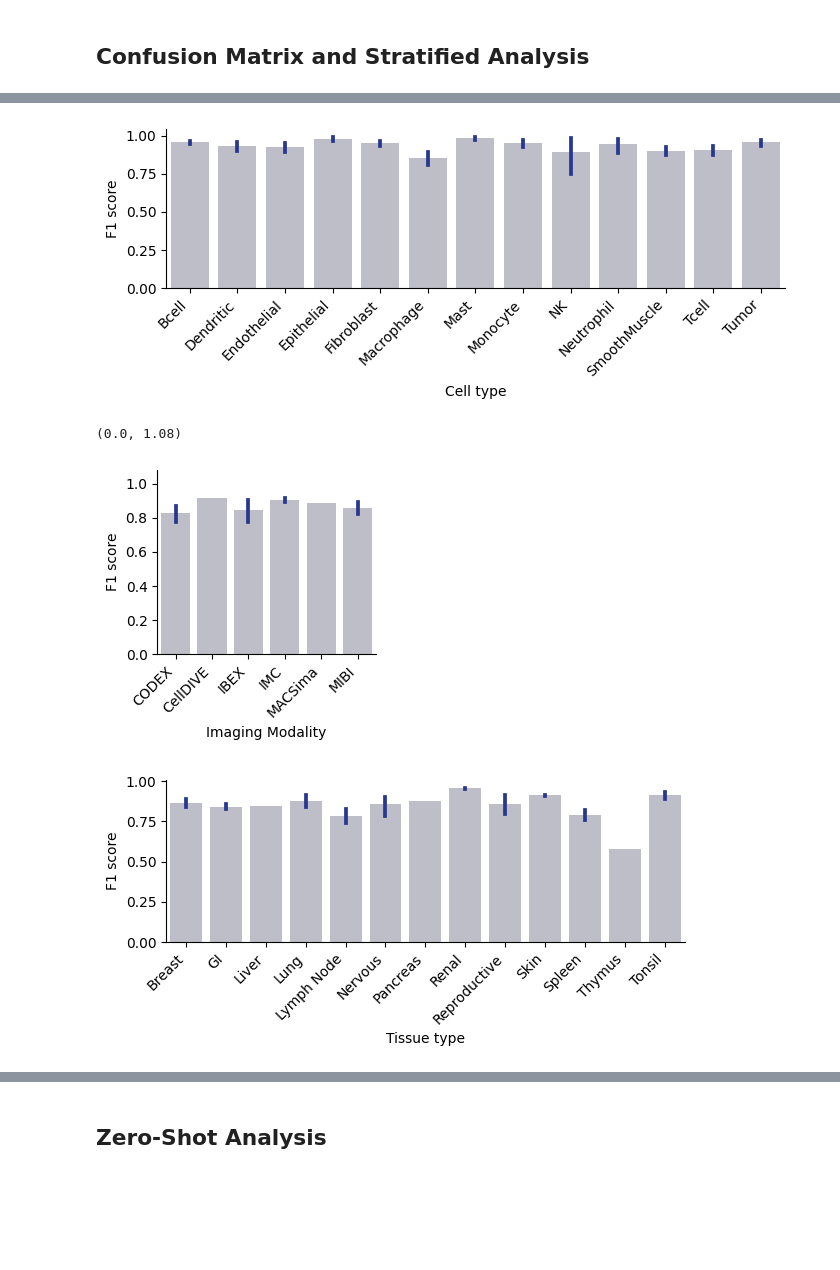
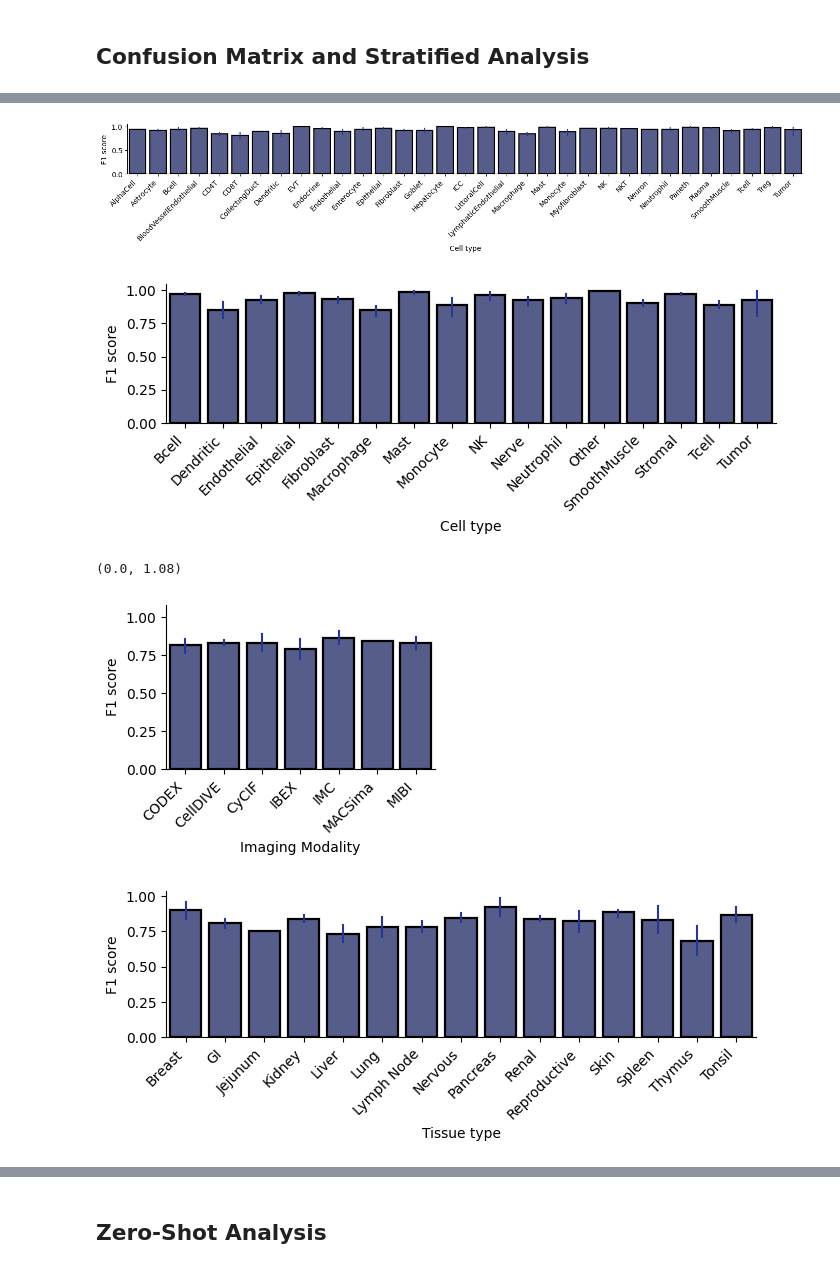
Before and after one commit to vanvalenlab/DeepCellTypes-2024_Wang_et_al, a Jupyter notebook: notebooks/results.ipynb, the cells around one changed output, grey strips where cells are left out. Saved outputs shown, nothing was run; the diff lists cells and outputs as text; code cells hidden in the pictures; blank space fills up the shorter version.

```diff
--- a/notebooks/results.ipynb
+++ b/notebooks/results.ipynb
@@ -73,32 +41,60 @@ plot_conf(cm)
-# %%
-df_pred['cell_type_actual_combined_str'] = df_pred['cell_type_actual_str'].map(class_mapping_to_combined)
-df_pred['cell_type_pred_combined_str'] = df_pred['cell_type_pred_str'].map(class_mapping_to_combined)
+# %%
+df_pred['groundtruth_combined'] = df_pred['groundtruth'].map(class_mapping_to_combined)
+df_pred['prediction_combined'] = df_pred['prediction'].map(class_mapping_to_combined)
+# %%
+# calculate f1 score for each celltype
+celltype_f1_scores = defaultdict(list)
+for celltype_name, subdf in df_pred.groupby("groundtruth"):
+    for ds_name, ds_subdf in subdf.groupby("dataset_name"):
+        if len(ds_subdf) < 100: # drop the data points with less than 100 examples
+            continue
+        ds_subdf = ds_subdf.dropna()
+        f1 = f1_score(
+            ds_subdf['groundtruth'],
+            ds_subdf['prediction'],
+            average="weighted",
+            zero_division=np.nan,
+            )
+
+        celltype_f1_scores[celltype_name].append(f1)
+# %%
+fig, ax = plt.subplots(figsize=(14, 2.8))
+df_celltype_f1 = pd.DataFrame.from_dict(celltype_f1_scores, orient='index').transpose()
+sns.barplot(data=df_celltype_f1, ax=ax, color='#4d5794', errcolor='#283890', edgecolor='black', linewidth=1.6, errwidth=1.5)
+plt.setp(ax.get_xticklabels(), ha="right", rotation=45)
+plt.tight_layout()
+plt.xlabel('Cell type')
+plt.ylabel('F1 score')
+ax.spines[['right', 'top']].set_visible(False)
+plt.tight_layout()
+# %% [output]
+[figure, added]
 # %%
 # calculate f1 score for each combined celltype
 celltype_f1_scores_combined = defaultdict(list)
-for celltype_name, subdf in df_pred.groupby("cell_type_actual_combined_str"):
+for celltype_name, subdf in df_pred.groupby("groundtruth_combined"):
     for ds_name, ds_subdf in subdf.groupby("dataset_name"):
-        if len(ds_subdf.cell_type_actual_str) < 50: # drop the data points with less than 50 examples
+        if len(ds_subdf) < 100: # drop the data points with less than 100 examples
             continue
         ds_subdf = ds_subdf.dropna()
         f1 = f1_score(
-            ds_subdf.cell_type_actual_combined_str,
-            ds_subdf.cell_type_pred_combined_str,
+            ds_subdf['groundtruth_combined'],
+            ds_subdf['prediction_combined'],
             average="weighted",
             zero_division=np.nan,
             )
 
         celltype_f1_scores_combined[celltype_name].append(f1)
 # %%
-fig, ax = plt.subplots(figsize=(7, 3))
+fig, ax = plt.subplots(figsize=(7, 2.8))
 df_celltype_f1_combined = pd.DataFrame.from_dict(celltype_f1_scores_combined, orient='index').transpose()
-sns.barplot(data=df_celltype_f1_combined, ax=ax, color='#bbbdc9', errcolor='#283890')
+sns.barplot(data=df_celltype_f1_combined, ax=ax, color='#4d5794', errcolor='#283890', edgecolor='black', linewidth=1.6, errwidth=1.5)
 plt.setp(ax.get_xticklabels(), ha="right", rotation=45)
 plt.tight_layout()
 plt.xlabel('Cell type')
 plt.ylabel('F1 score')
 ax.spines[['right', 'top']].set_visible(False)
 plt.tight_layout()
 # %% [output]
-[figure, old version]
+[figure, new version]
 # %%
@@ -118,7 +114,7 @@ for domain_name, subdf in df_pred.groupby("modality_name"):
 # %%
-fig, ax = plt.subplots(figsize=(3, 3))
-df_domain_f1 = pd.DataFrame.from_dict(domain_f1_scores, orient='index').transpose()
-sns.barplot(data=df_domain_f1, ax=ax, color='#bbbdc9', errcolor='#283890')
+fig, ax = plt.subplots(figsize=(3.5, 2.8))
+df_domain_f1 = pd.DataFrame.from_dict(modality_f1_scores, orient='index').transpose()
+sns.barplot(data=df_domain_f1, ax=ax, color='#4d5794', errcolor='#283890', edgecolor='black', linewidth=1.6, errwidth=1.5)
 plt.setp(ax.get_xticklabels(), ha="right", rotation=45)
 plt.tight_layout()
 plt.xlabel('Imaging Modality')
@@ -128,7 +124,7 @@ plt.tight_layout()
 plt.ylim([0, 1.08])
 # %% [output]
 (0.0, 1.08)
-[figure, old version]
+[figure, new version]
 # %%
 # calculate f1 score for each tissue
 tissue_f1_scores = defaultdict(list)
@@ -144,10 +140,10 @@ for tissue_name, subdf in df_pred.groupby("tissue_name"):
             )
         tissue_f1_scores[tissue_name].append(f1)
 # %%
-fig, ax = plt.subplots(figsize=(6, 3))
+fig, ax = plt.subplots(figsize=(6.8, 2.8))
 df_tissue_f1 = pd.DataFrame.from_dict(tissue_f1_scores, orient='index').transpose()
 df_tissue_f1 = df_tissue_f1.rename({'Lymph_Node': 'Lymph Node'}, axis=1)
-sns.barplot(data=df_tissue_f1, ax=ax, color='#bbbdc9', errcolor='#283890')
+sns.barplot(data=df_tissue_f1, ax=ax, color='#4d5794', errcolor='#283890', edgecolor='black', linewidth=1.6, errwidth=1.5)
 plt.setp(ax.get_xticklabels(), ha="right", rotation=45)
 plt.tight_layout()
 plt.xlabel('Tissue type')
@@ -155,4 +151,4 @@ plt.ylabel('F1 score')
 ax.spines[['right', 'top']].set_visible(False)
 plt.tight_layout()
 # %% [output]
-[figure, old version]
+[figure, new version]
```
Also changed, not shown: parts of 47 cells of this notebook, 1 other file.
